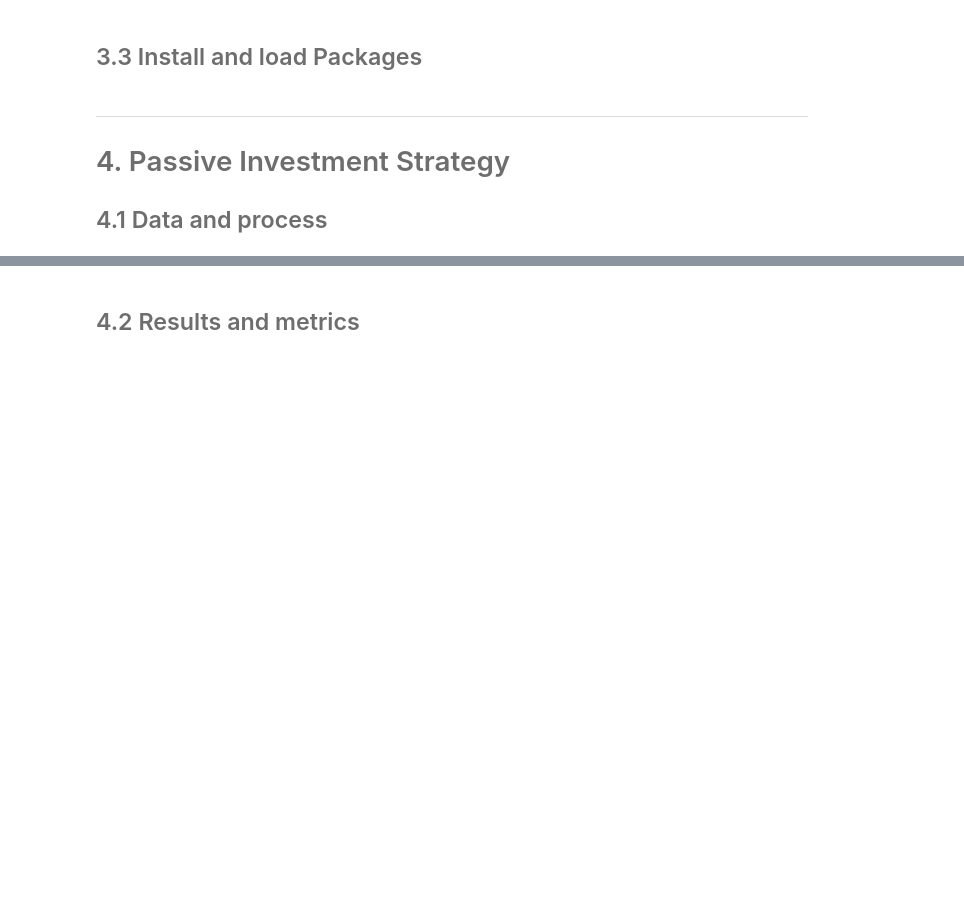
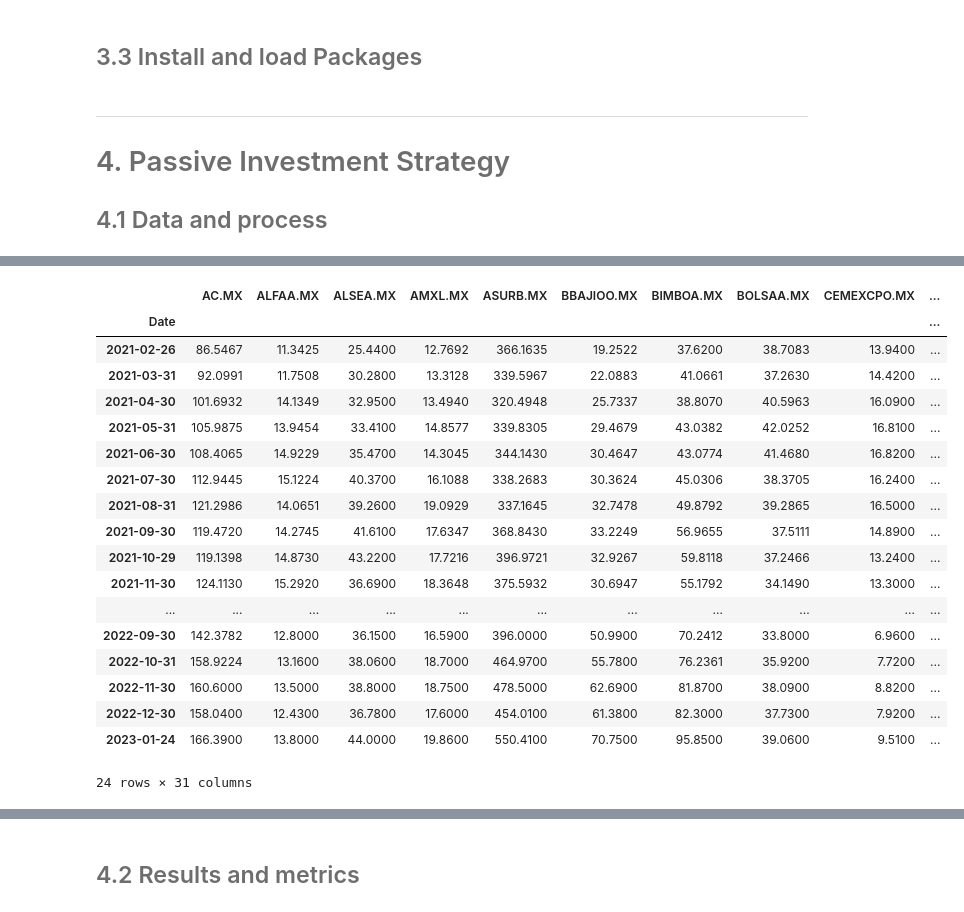
Before and after one commit to anamaria1404/Laboratorio-I, a Jupyter notebook: notebook.ipynb, the cells around one changed output, grey strips where cells are left out. Saved outputs shown, nothing was run; the diff lists cells and outputs as text; code cells hidden in the pictures; blank space fills up the shorter version.

Commit message:
Código distribuido
scripts llamados a main y a notebook

```diff
--- a/notebook.ipynb
+++ b/notebook.ipynb
@@ -210,2 +95,0 @@ tabla, df_pasiva = pasiva(pesos1,closes,1000000,0.00125)
-# %%
-pd.set_option('display.float_format', lambda x: '%.4f' % x)
@@ -224,0 +166,22 @@ def metricas(df_pasiva, rf):
+# %%
+main.closes
+# %% [output]
+|  | AC.MX | ALFAA.MX | ALSEA.MX | AMXL.MX | ASURB.MX | BBAJIOO.MX | BIMBOA.MX | BOLSAA.MX | CEMEXCPO.MX | ... |
+| Date |  |  |  |  |  |  |  |  |  | ... |
+| 2021-02-26 | 86.5467 | 11.3425 | 25.4400 | 12.7692 | 366.1635 | 19.2522 | 37.6200 | 38.7083 | 13.9400 | ... |
+| 2021-03-31 | 92.0991 | 11.7508 | 30.2800 | 13.3128 | 339.5967 | 22.0883 | 41.0661 | 37.2630 | 14.4200 | ... |
+| 2021-04-30 | 101.6932 | 14.1349 | 32.9500 | 13.4940 | 320.4948 | 25.7337 | 38.8070 | 40.5963 | 16.0900 | ... |
+| 2021-05-31 | 105.9875 | 13.9454 | 33.4100 | 14.8577 | 339.8305 | 29.4679 | 43.0382 | 42.0252 | 16.8100 | ... |
+| 2021-06-30 | 108.4065 | 14.9229 | 35.4700 | 14.3045 | 344.1430 | 30.4647 | 43.0774 | 41.4680 | 16.8200 | ... |
+| 2021-07-30 | 112.9445 | 15.1224 | 40.3700 | 16.1088 | 338.2683 | 30.3624 | 45.0306 | 38.3705 | 16.2400 | ... |
+| 2021-08-31 | 121.2986 | 14.0651 | 39.2600 | 19.0929 | 337.1645 | 32.7478 | 49.8792 | 39.2865 | 16.5000 | ... |
+| 2021-09-30 | 119.4720 | 14.2745 | 41.6100 | 17.6347 | 368.8430 | 33.2249 | 56.9655 | 37.5111 | 14.8900 | ... |
+| 2021-10-29 | 119.1398 | 14.8730 | 43.2200 | 17.7216 | 396.9721 | 32.9267 | 59.8118 | 37.2466 | 13.2400 | ... |
+| 2021-11-30 | 124.1130 | 15.2920 | 36.6900 | 18.3648 | 375.5932 | 30.6947 | 55.1792 | 34.1490 | 13.3000 | ... |
+| ... | ... | ... | ... | ... | ... | ... | ... | ... | ... | ... |
+| 2022-09-30 | 142.3782 | 12.8000 | 36.1500 | 16.5900 | 396.0000 | 50.9900 | 70.2412 | 33.8000 | 6.9600 | ... |
+| 2022-10-31 | 158.9224 | 13.1600 | 38.0600 | 18.7000 | 464.9700 | 55.7800 | 76.2361 | 35.9200 | 7.7200 | ... |
+| 2022-11-30 | 160.6000 | 13.5000 | 38.8000 | 18.7500 | 478.5000 | 62.6900 | 81.8700 | 38.0900 | 8.8200 | ... |
+| 2022-12-30 | 158.0400 | 12.4300 | 36.7800 | 17.6000 | 454.0100 | 61.3800 | 82.3000 | 37.7300 | 7.9200 | ... |
+| 2023-01-24 | 166.3900 | 13.8000 | 44.0000 | 19.8600 | 550.4100 | 70.7500 | 95.8500 | 39.0600 | 9.5100 | ... |
+24 rows × 31 columns
```
Also changed, not shown: parts of 25 cells of this notebook, 3 other files.
